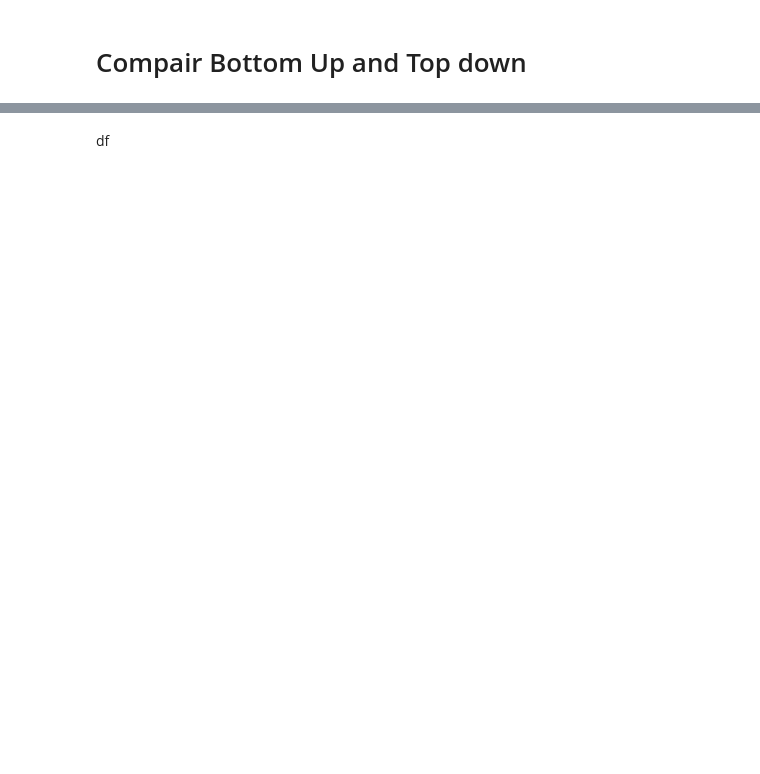
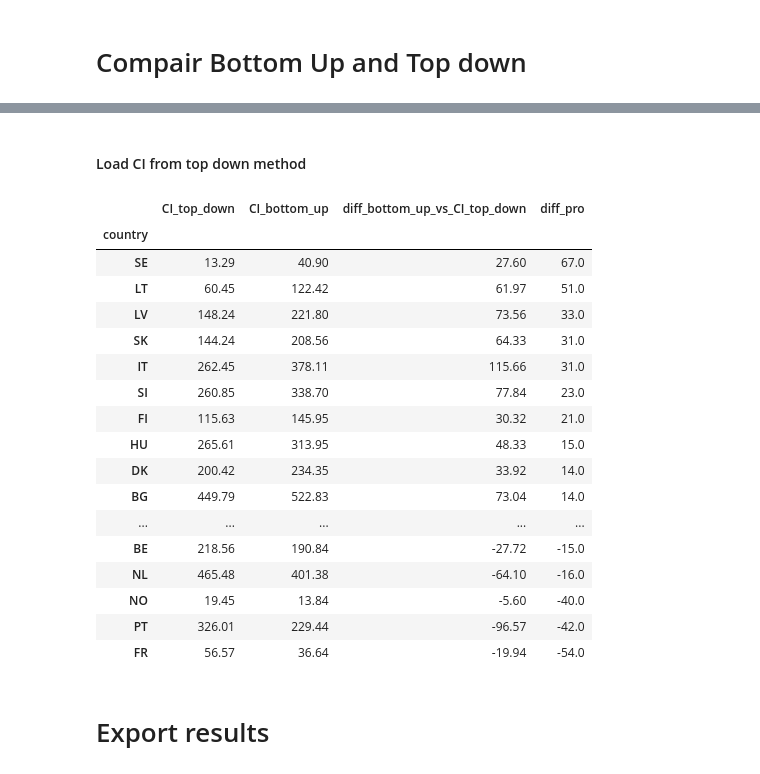
Before and after one commit to INATECH-CIG/CO2_emissions_factors, a Jupyter notebook: CI calculation bottom up method.ipynb, the cells around one changed output, grey strips where cells are left out. Saved outputs shown, nothing was run; the diff lists cells and outputs as text; code cells hidden in the pictures; blank space fills up the shorter version.

Commit message:
update CI bottom up methode

```diff
--- a/CI calculation bottom up method.ipynb
+++ b/CI calculation bottom up method.ipynb
@@ -271,11 +265,14 @@ EF_default = {'biomass':0,
 # %%
-# Create a dataframe with the EF for each country and technology. If no specific EF is available, we use the default EF .
+# Create a dataframe with the EF for each country and technology. If no specific EF is available, we use the default EF.
 EF_multi = {}
 
 for i in entsoe_gen_type.columns:
-    if i in EF:
-        EF_multi[i] = EF[i]
+    if i in EF.index:
+        print(str(i)+' EF')
+        EF_multi[i] = EF.loc[i[0],i[1]].loc['EF']
     elif i[1] in EF_mean:
+        print(str(i) +' EF_mean')
         EF_multi[i] = EF_mean[i[1]]
     else:
+        print(str(i) + ' EF_default')
         EF_multi[i] = EF_default[i[1]]
@@ -582,2 +324,38 @@ plt.xlabel('Value of the variables')
-# %% [markdown]
-df
+# %% [markdown]
+#### Load CI from top down method
+# %%
+CI_top_down = pd.read_csv(os.path.join(processed_directory_path,'CI_1_top_down.csv'), index_col=0)
+# %%
+# set up a dataframe and store CI
+CI_compar = pd.DataFrame()
+CI_compar.index.rename('country',inplace=True)
+
+CI_compar['CI_top_down'] = CI_top_down.loc[2018].filter(mean_Carbon_intensitiy_entsoe_gen_type.index.to_list())
+# %%
+CI_compar['CI_bottom_up'] = mean_Carbon_intensitiy_entsoe_gen_type.filter(CI_compar.index.to_list())
+
+CI_compar['diff_bottom_up_vs_CI_top_down'] = CI_compar['CI_bottom_up'] - CI_compar['CI_top_down']
+CI_compar['diff_pro'] = round((100 / CI_compar['CI_bottom_up']) * CI_compar['diff_bottom_up_vs_CI_top_down'])
+# %%
+round(CI_compar, 2).sort_values(by='diff_pro', ascending=False)
+# %% [output]
+|  | CI_top_down | CI_bottom_up | diff_bottom_up_vs_CI_top_down | diff_pro |
+| country |  |  |  |  |
+| SE | 13.29 | 40.90 | 27.60 | 67.0 |
+| LT | 60.45 | 122.42 | 61.97 | 51.0 |
+| LV | 148.24 | 221.80 | 73.56 | 33.0 |
+| SK | 144.24 | 208.56 | 64.33 | 31.0 |
+| IT | 262.45 | 378.11 | 115.66 | 31.0 |
+| SI | 260.85 | 338.70 | 77.84 | 23.0 |
+| FI | 115.63 | 145.95 | 30.32 | 21.0 |
+| HU | 265.61 | 313.95 | 48.33 | 15.0 |
+| DK | 200.42 | 234.35 | 33.92 | 14.0 |
+| BG | 449.79 | 522.83 | 73.04 | 14.0 |
+| ... | ... | ... | ... | ... |
+| BE | 218.56 | 190.84 | -27.72 | -15.0 |
+| NL | 465.48 | 401.38 | -64.10 | -16.0 |
+| NO | 19.45 | 13.84 | -5.60 | -40.0 |
+| PT | 326.01 | 229.44 | -96.57 | -42.0 |
+| FR | 56.57 | 36.64 | -19.94 | -54.0 |
+# %% [markdown]
+# Export results
```
Also changed, not shown: parts of 74 cells of this notebook.
